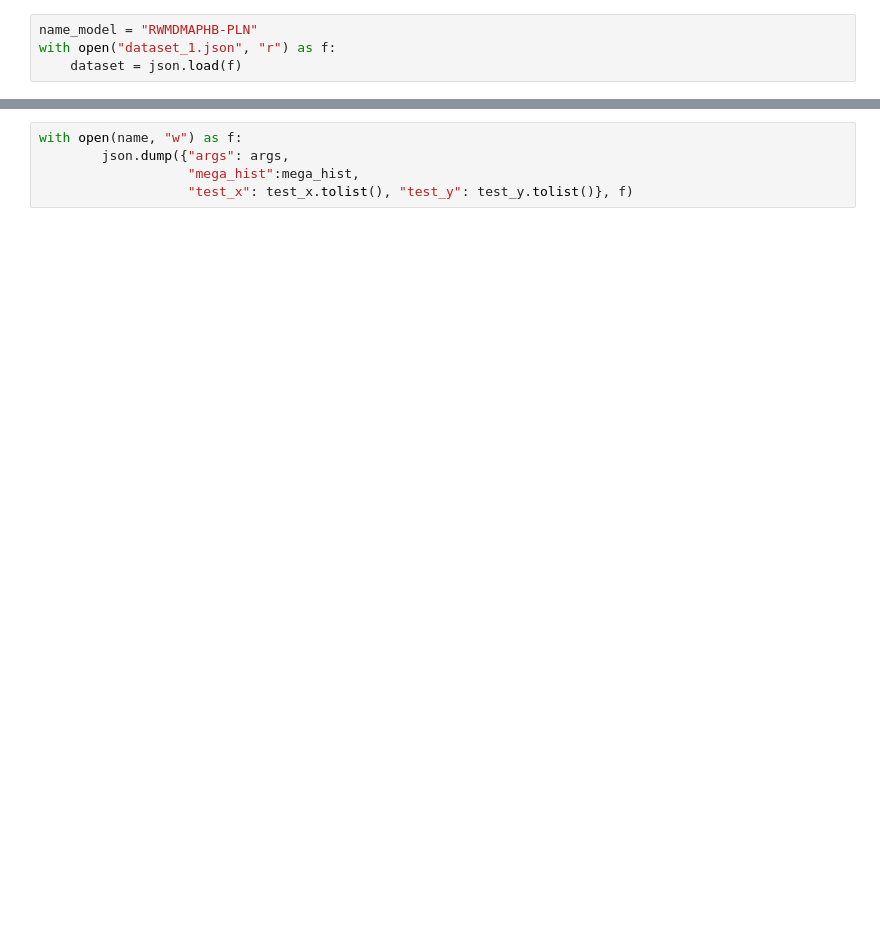
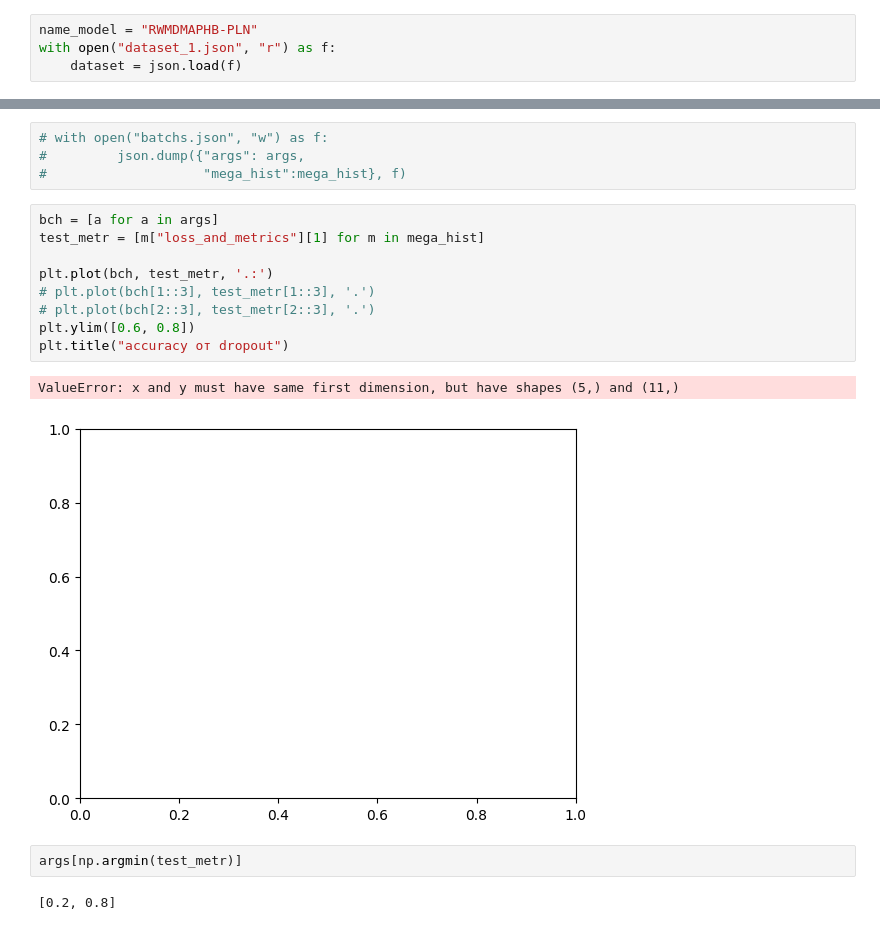
Before and after one commit to Dann38/layout_highlighter, a Jupyter notebook: imgDoc/examples/09-mega-test-script.ipynb, the cells around one changed output, grey strips where cells are left out. Saved outputs shown, nothing was run; the diff lists cells and outputs as text; blank space fills up the shorter version.

```diff
--- a/imgDoc/examples/09-mega-test-script.ipynb
+++ b/imgDoc/examples/09-mega-test-script.ipynb
@@ -185,5 +237,20 @@ for arg in args
 # %%
-with open(name, "w") as f:
-        json.dump({"args": args,
-                   "mega_hist":mega_hist,
-                   "test_x": test_x.tolist(), "test_y": test_y.tolist()}, f)
+# with open("batchs.json", "w") as f:
+#         json.dump({"args": args,
+#                    "mega_hist":mega_hist}, f)
+# %%
+bch = [a for a in args]
+test_metr = [m["loss_and_metrics"][1] for m in mega_hist]
+
+plt.plot(bch, test_metr, '.:')
+# plt.plot(bch[1::3], test_metr[1::3], '.')
+# plt.plot(bch[2::3], test_metr[2::3], '.')
+plt.ylim([0.6, 0.8])
+plt.title("accuracy от dropout")
+# %% [output]
+ValueError: x and y must have same first dimension, but have shapes (5,) and (11,)
+[figure, added]
+# %%
+args[np.argmin(test_metr)]
+# %% [output]
+[0.2, 0.8]
```
Also changed, not shown: parts of 10 cells of this notebook, 5 other files.
